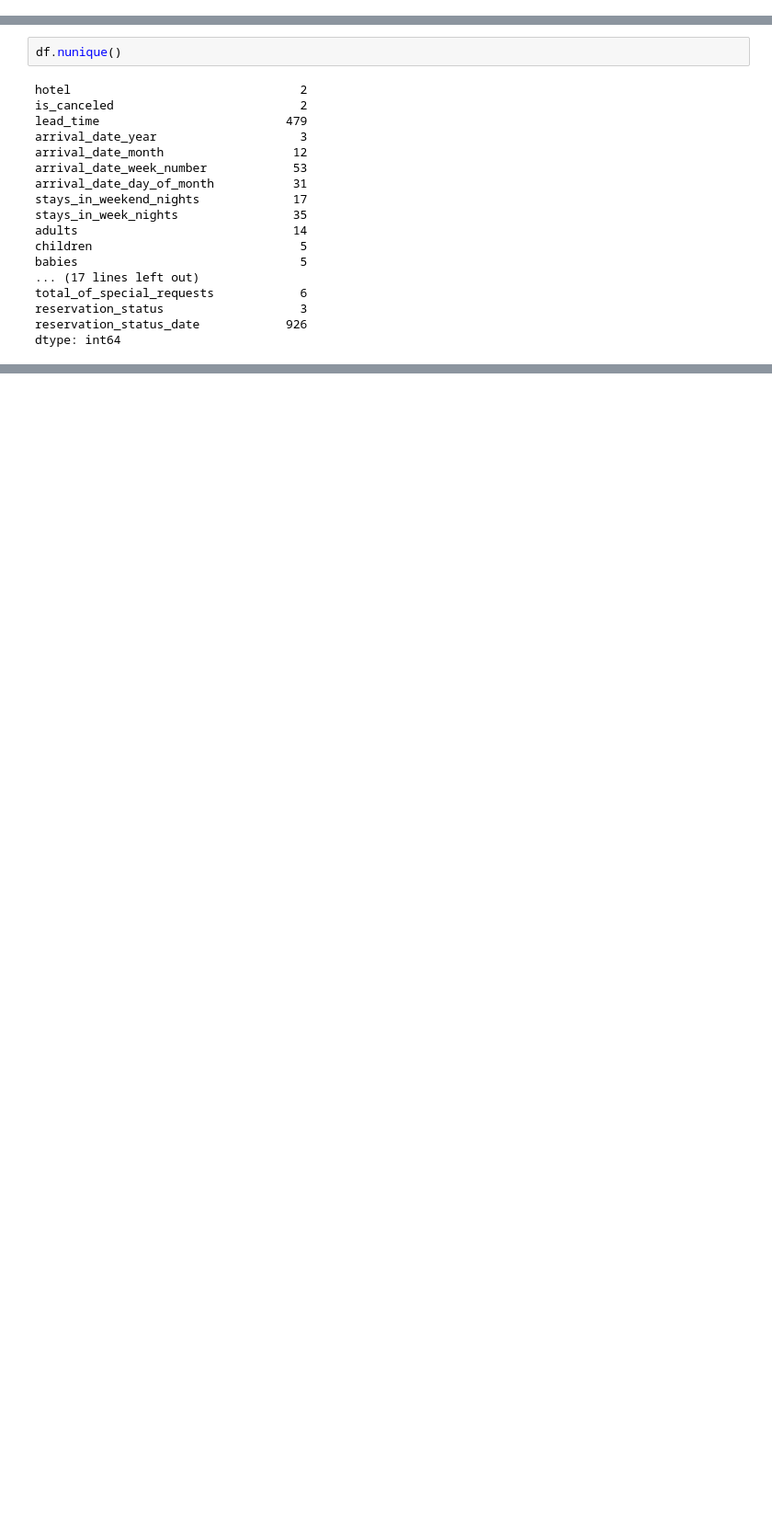
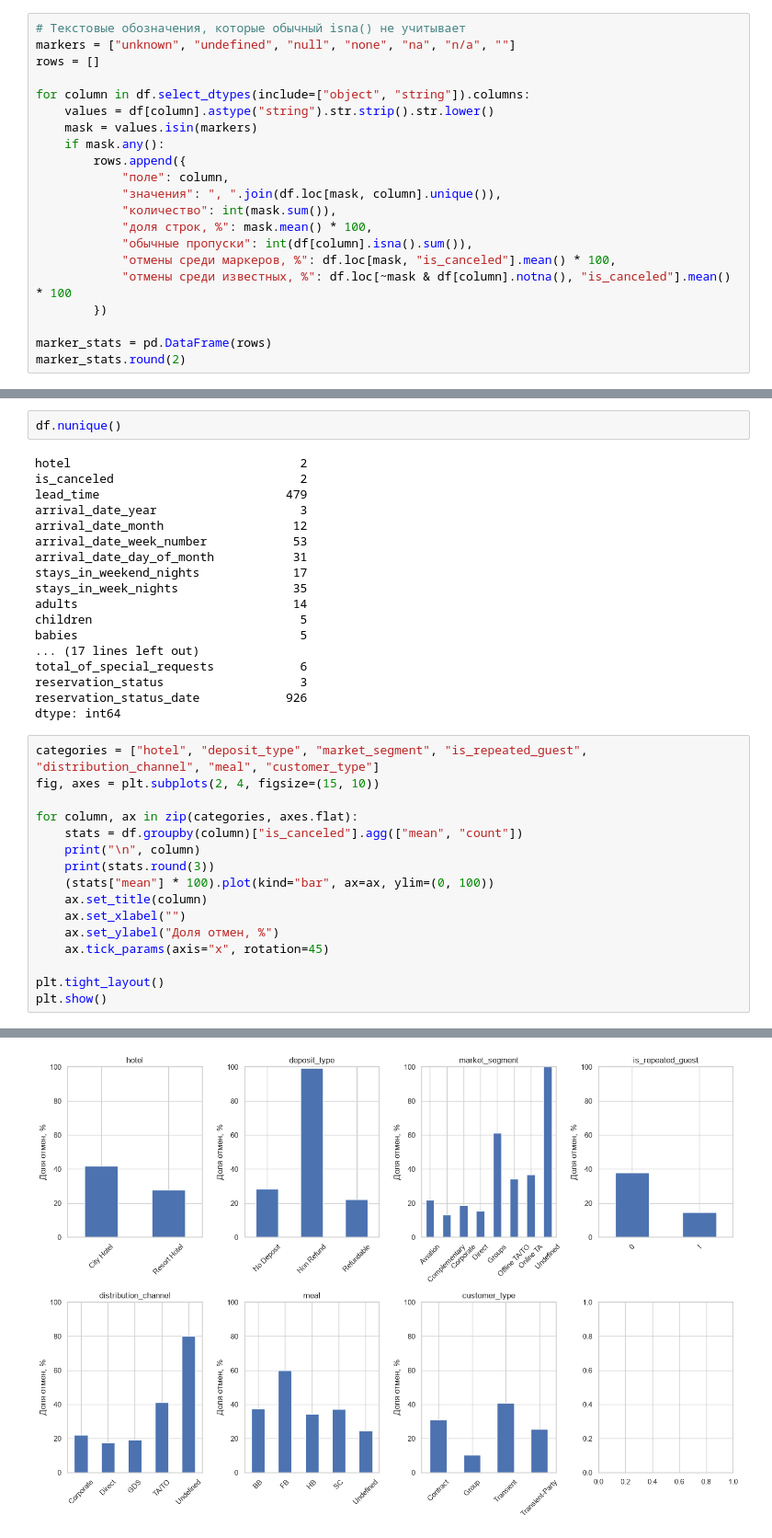
Before and after one commit to TheReverberation/itmo_ml_for_science_course, a Jupyter notebook: hw1/eda.ipynb, the cells around one changed output, grey strips where cells are left out. Shown at 92% size. Drawn from its saved outputs; the diff is of its cells as text; blank space fills up the shorter version.

```diff
--- a/hw1/eda.ipynb
+++ b/hw1/eda.ipynb
@@ -94,0 +115,21 @@ dtype: int64
+# %%
+# Текстовые обозначения, которые обычный isna() не учитывает
+markers = ["unknown", "undefined", "null", "none", "na", "n/a", ""]
+rows = []
+
+for column in df.select_dtypes(include=["object", "string"]).columns:
+    values = df[column].astype("string").str.strip().str.lower()
+    mask = values.isin(markers)
+    if mask.any():
+        rows.append({
+            "поле": column,
+            "значения": ", ".join(df.loc[mask, column].unique()),
+            "количество": int(mask.sum()),
+            "доля строк, %": mask.mean() * 100,
+            "обычные пропуски": int(df[column].isna().sum()),
+            "отмены среди маркеров, %": df.loc[mask, "is_canceled"].mean() * 100,
+            "отмены среди известных, %": df.loc[~mask & df[column].notna(), "is_canceled"].mean() * 100
+        })
+
+marker_stats = pd.DataFrame(rows)
+marker_stats.round(2)
@@ -112,3 +190,20 @@ total_of_special_requests            6
 reservation_status                   3
 reservation_status_date            926
 dtype: int64
+# %%
+categories = ["hotel", "deposit_type", "market_segment", "is_repeated_guest", "distribution_channel", "meal", "customer_type"]
+fig, axes = plt.subplots(2, 4, figsize=(15, 10))
+
+for column, ax in zip(categories, axes.flat):
+    stats = df.groupby(column)["is_canceled"].agg(["mean", "count"])
+    print("\n", column)
+    print(stats.round(3))
+    (stats["mean"] * 100).plot(kind="bar", ax=ax, ylim=(0, 100))
+    ax.set_title(column)
+    ax.set_xlabel("")
+    ax.set_ylabel("Доля отмен, %")
+    ax.tick_params(axis="x", rotation=45)
+
+plt.tight_layout()
+plt.show()
+# %% [output]
@@ -114,0 +227 @@ dtype: int64
+[figure, added]
```
Also changed, not shown: parts of 47 cells of this notebook.
